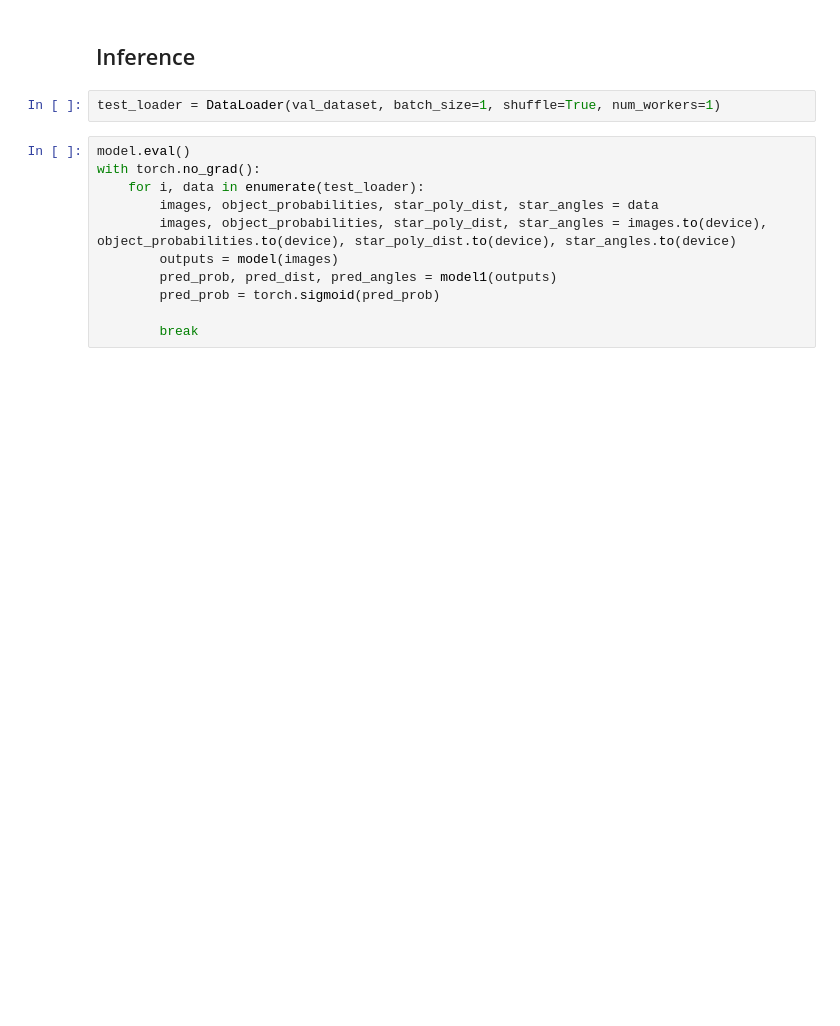
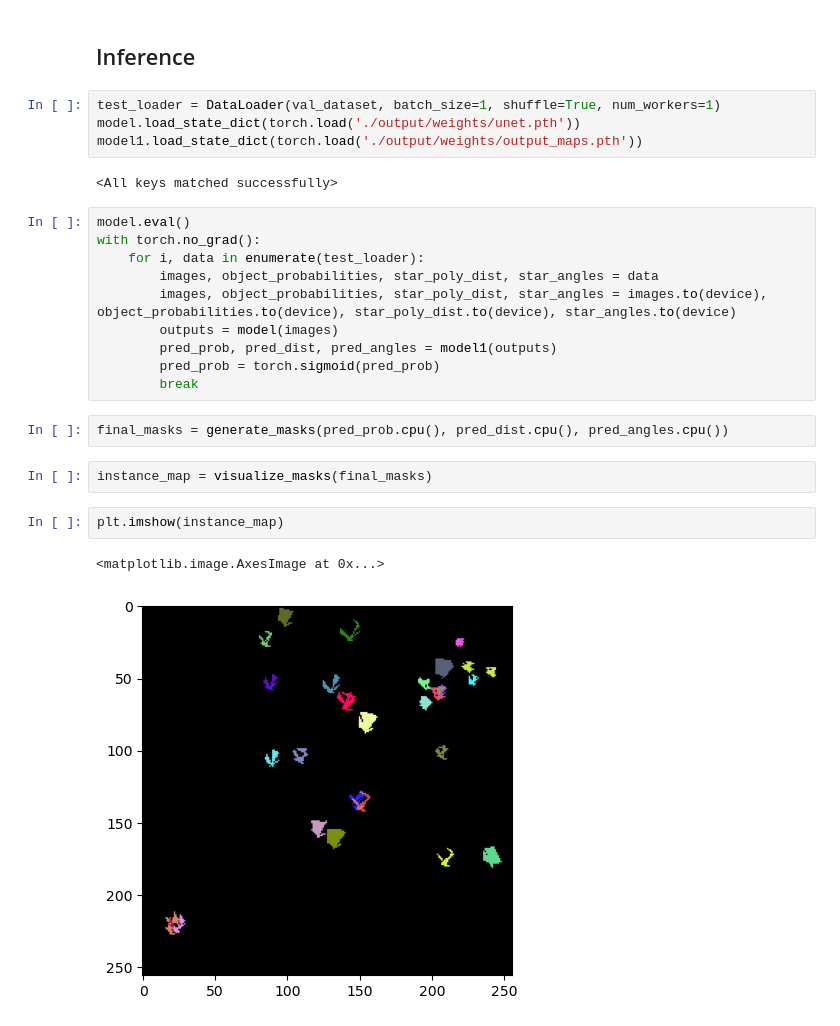
Before and after one commit to NischalSuresh/StarDist-Lizard, a Jupyter notebook: main.ipynb, the cells around one changed output. Cells and saved outputs as stored; diff of their text form; blank space fills up the shorter version.

```diff
--- a/main.ipynb
+++ b/main.ipynb
@@ -191,6 +202,10 @@ torch.save(model1.state_dict(), './output/weights/model1.pth')
 ## Inference
 # %%
 test_loader = DataLoader(val_dataset, batch_size=1, shuffle=True, num_workers=1)
+model.load_state_dict(torch.load('./output/weights/unet.pth'))
+model1.load_state_dict(torch.load('./output/weights/output_maps.pth'))
+# %% [output]
+<All keys matched successfully>
 # %%
 model.eval()
 with torch.no_grad():
@@ -200,8 +215,16 @@ with torch.no_grad():
         outputs = model(images)
         pred_prob, pred_dist, pred_angles = model1(outputs)
         pred_prob = torch.sigmoid(pred_prob)
-
         break
+# %%
+final_masks = generate_masks(pred_prob.cpu(), pred_dist.cpu(), pred_angles.cpu())
+# %%
+instance_map = visualize_masks(final_masks)
+# %%
+plt.imshow(instance_map)
+# %% [output]
+<matplotlib.image.AxesImage at 0x...>
+[figure, added]
 # %%
 plt.imshow(images[0].permute(1,2,0).cpu().numpy())
 # %% [output]
```
Also changed, not shown: parts of 13 cells of this notebook, 3 other files.
